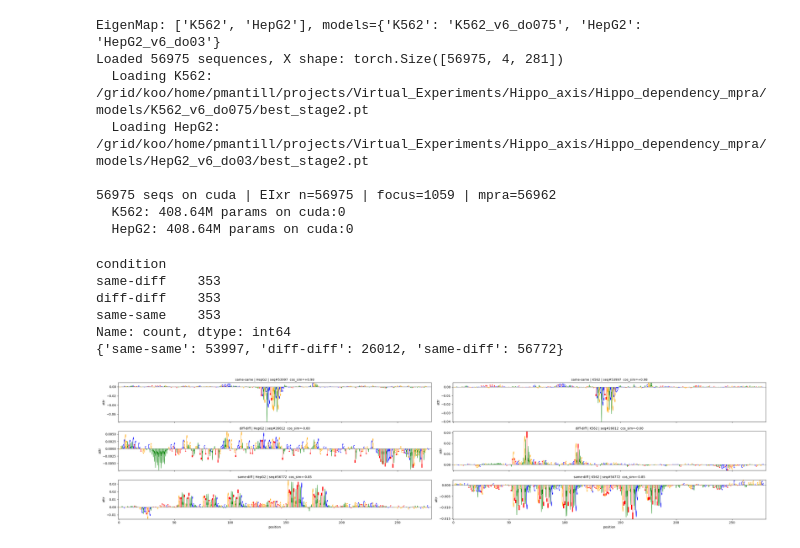
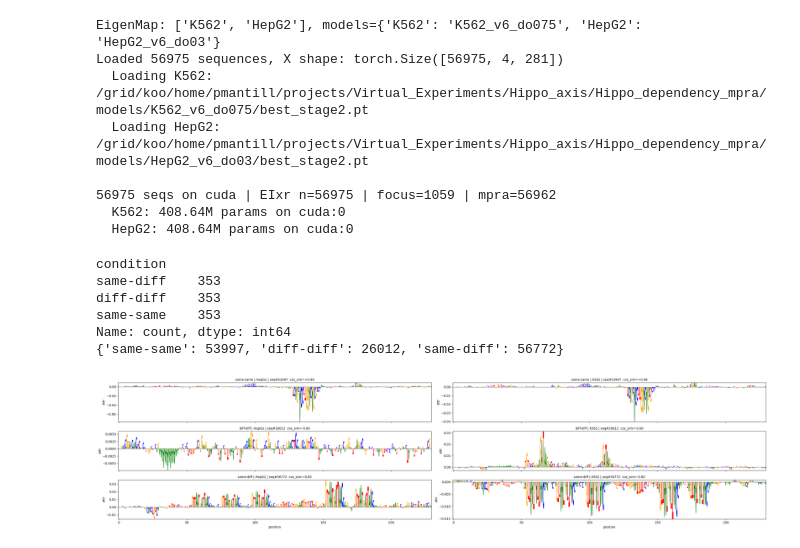
Before and after one commit to pabmantilla/Hippo_dependency_mpra, a Jupyter notebook: genomic_targets/scripts/2d_diff_call/scripts/k-cee_screen.ipynb, the cells around one changed output. Cells and saved outputs as stored; diff of their text form; code cells hidden in the pictures.

```diff
--- a/genomic_targets/scripts/2d_diff_call/scripts/k-cee_screen.ipynb
+++ b/genomic_targets/scripts/2d_diff_call/scripts/k-cee_screen.ipynb
@@ -96,30 +96,32 @@ Loaded 56975 sequences, X shape: torch.Size([56975, 4, 281])
 # %%
 import logomaker as lm
 
 lib = target_lib['df']
 print(lib['condition'].value_counts())
 
 reps = {cond: int(lib[lib['condition'] == cond].iloc[0]['seq_idx'])
         for cond in ['same-same', 'diff-diff', 'same-diff']}
 print(reps)
 
 # enhancer-only (1x230) cosine sim over per-position importance (== EI corrs)
 cs_all = em.cosine_similarity(enhancer_only=True, mode='importance', zscore=True)  # (N,)
 
+ENH_LEN = eigen_steering.ENHANCER_LEN  # 230
+
 fig, axes = plt.subplots(3, 2, figsize=(30, 7), sharex=True)
 for r, (name, i) in enumerate(reps.items()):
     for c, ct in enumerate(['HepG2', 'K562']):
-        att = em.attr[ct][i].T  # (281, 4)
+        att = em.attr[ct][i, :, :ENH_LEN].T  # (230, 4) enhancer only
         lm.Logo(pd.DataFrame(att, columns=list('ACGT')), ax=axes[r, c])
         axes[r, c].set_title(f'{name} | {ct} | seq#{i}  cos_sim={cs_all[i]:+.2f}', fontsize=10)
         axes[r, c].set_ylabel('attr')
 axes[-1, 0].set_xlabel('position'); axes[-1, 1].set_xlabel('position')
 plt.tight_layout(); plt.show()
 # %% [output]
 condition
 same-diff    353
 diff-diff    353
 same-same    353
 Name: count, dtype: int64
 {'same-same': 53997, 'diff-diff': 26012, 'same-diff': 56772}
-[figure, old version]
+[figure, new version]
```
Also changed, not shown: parts of 11 cells of this notebook, 1 other file.
